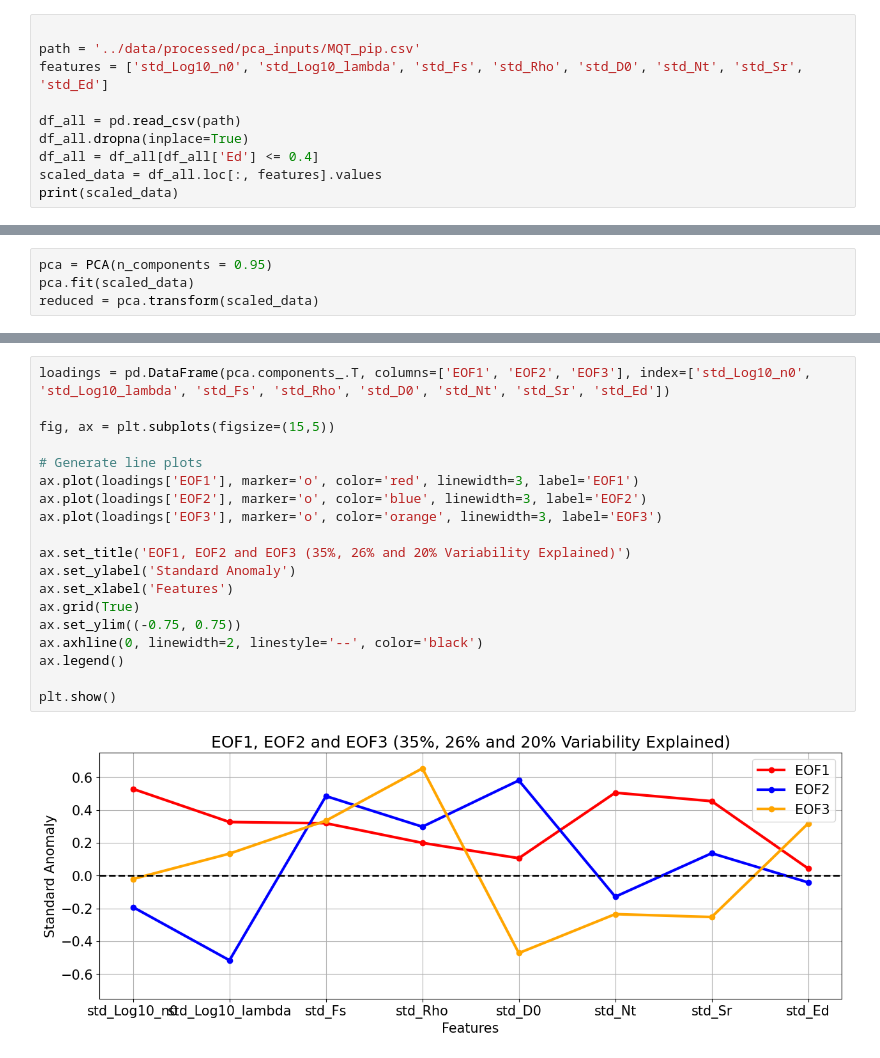
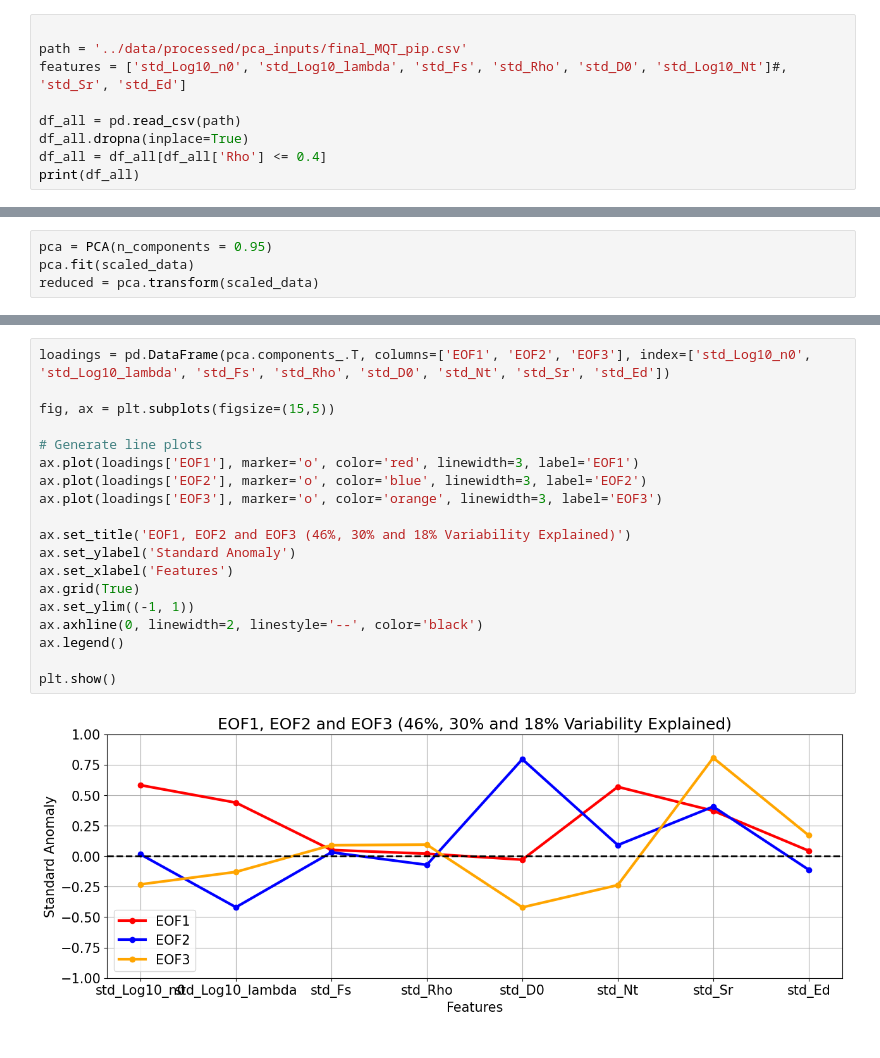
Before and after one commit to frasertheking/pip_processing, a Jupyter notebook: notebooks/train_pca.ipynb, the cells around one changed output, grey strips where cells are left out. Cells and saved outputs as stored; diff of their text form.

```diff
--- a/notebooks/train_pca.ipynb
+++ b/notebooks/train_pca.ipynb
@@ -12,12 +13,11 @@ from sklearn.decomposition import PCA
 plt.rcParams.update({'font.size': 15})
 # %%
 
-path = '../data/processed/pca_inputs/MQT_pip.csv'
-features = ['std_Log10_n0', 'std_Log10_lambda', 'std_Fs', 'std_Rho', 'std_D0', 'std_Nt', 'std_Sr', 'std_Ed']
+path = '../data/processed/pca_inputs/final_MQT_pip.csv'
+features = ['std_Log10_n0', 'std_Log10_lambda', 'std_Fs', 'std_Rho', 'std_D0', 'std_Log10_Nt']#, 'std_Sr', 'std_Ed']
 
 df_all = pd.read_csv(path)
 df_all.dropna(inplace=True)
-df_all = df_all[df_all['Ed'] <= 0.4]
-scaled_data = df_all.loc[:, features].values
-print(scaled_data)
+df_all = df_all[df_all['Rho'] <= 0.4]
+print(df_all)
 # %% [output]
@@ -179,24 +234,24 @@ print(df_combo)
 # %%
 loadings = pd.DataFrame(pca.components_.T, columns=['EOF1', 'EOF2', 'EOF3'], index=['std_Log10_n0', 'std_Log10_lambda', 'std_Fs', 'std_Rho', 'std_D0', 'std_Nt', 'std_Sr', 'std_Ed'])
 
 fig, ax = plt.subplots(figsize=(15,5))
 
 # Generate line plots
 ax.plot(loadings['EOF1'], marker='o', color='red', linewidth=3, label='EOF1')
 ax.plot(loadings['EOF2'], marker='o', color='blue', linewidth=3, label='EOF2')
 ax.plot(loadings['EOF3'], marker='o', color='orange', linewidth=3, label='EOF3')
 
-ax.set_title('EOF1, EOF2 and EOF3 (35%, 26% and 20% Variability Explained)')
+ax.set_title('EOF1, EOF2 and EOF3 (46%, 30% and 18% Variability Explained)')
 ax.set_ylabel('Standard Anomaly')
 ax.set_xlabel('Features')
 ax.grid(True)
-ax.set_ylim((-0.75, 0.75))
+ax.set_ylim((-1, 1))
 ax.axhline(0, linewidth=2, linestyle='--', color='black')
 ax.legend()
 
 plt.show()
 # %% [output]
-[figure, old version]
+[figure, new version]
 # %%
 
 df_combo['eof1_dir'] = df_combo['eof1'].apply(lambda x: 'pos' if x > 0 else 'neg')
```
Also changed, not shown: parts of 13 cells of this notebook, 1 other file.
